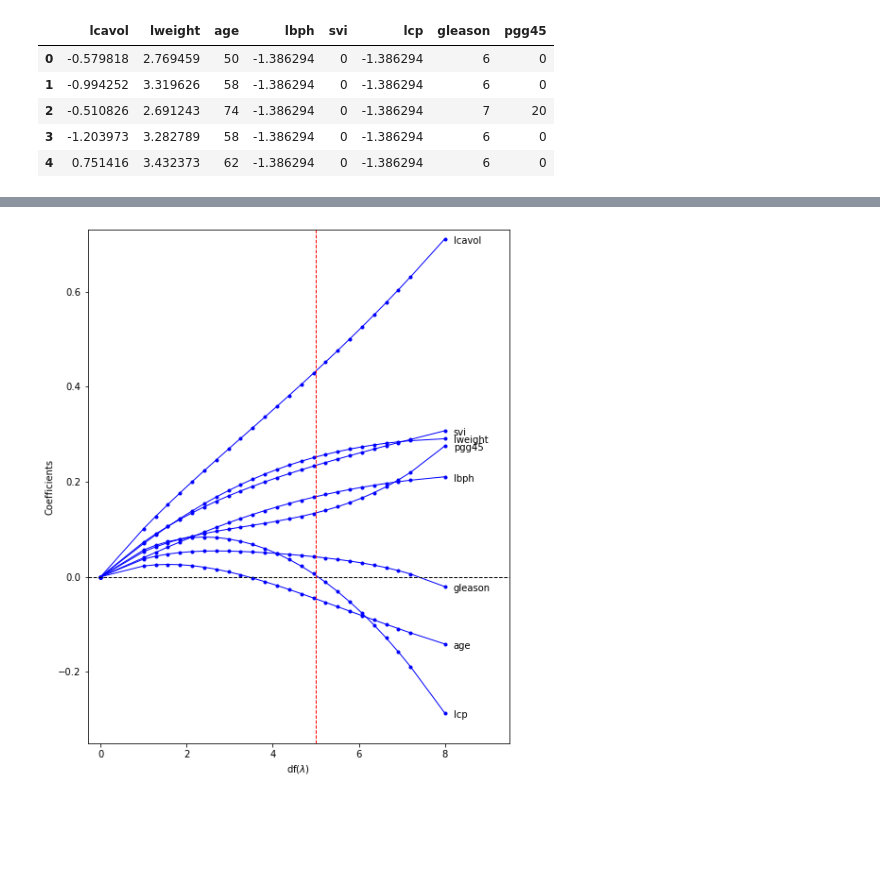
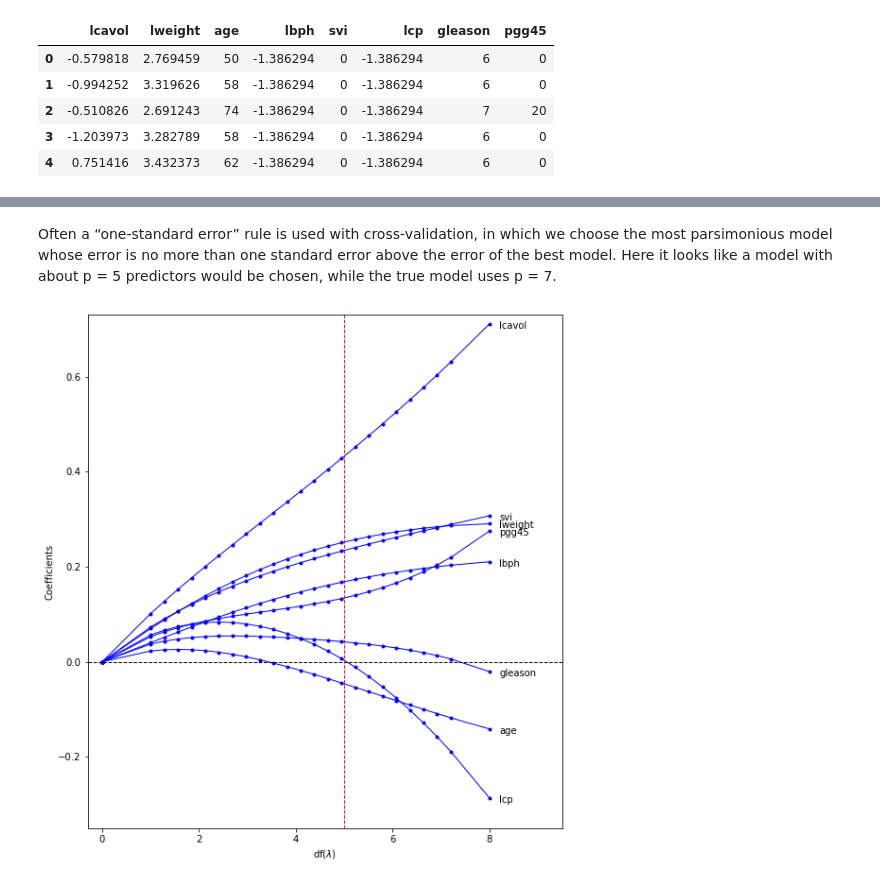
Before and after one commit to abkoesdw/The-Elements-of-Statistical-Learning-Python-Codes, a Jupyter notebook: Notebooks/Chapter 03 - Linear Methods for Regression/3.4.1 Ridge Regression.ipynb, the cells around one changed output, grey strips where cells are left out. Cells and saved outputs as stored; diff of their text form; code cells hidden in the pictures; blank space fills up the shorter version.

Commit message:
updated ridge regression

```diff
--- a/Notebooks/Chapter 03 - Linear Methods for Regression/3.4.1 Ridge Regression.ipynb
+++ b/Notebooks/Chapter 03 - Linear Methods for Regression/3.4.1 Ridge Regression.ipynb
@@ -60,3 +81,18 @@ def calculate_lambda_given_df(x, dfs):
     dfs = np.append(0, dfs)
     dfs = np.append(dfs, x.shape[1])
     return lambdas, dfs
+# %%
+x_train = scale(df_x[train_test=='T'].copy()).values
+y_train =  df_y[train_test=='T'].copy().values
+y_train = y_train - np.mean(y_train)
+print(x_train.shape, y_train.shape)
+
+ridgereg = RidgeRegression()
+ridgereg.fit(x_train, y_train, lambda_=1e32)
+y_hat = ridgereg.predict(x_train)
+
+rss = ridgereg.MRSS(x_train, y_train)
+print(rss)
+plt.plot(y_train, label='train')
+plt.plot(y_hat, label='predict')
+plt.legend()
@@ -63,10 +104,10 @@ def calculate_lambda_given_df(x, dfs):
 # %%
-x_train = scale(df_x[train_test=='T'])
-y_train =  df_y[train_test=='T'].values
+x_train = scale(df_x[train_test=='T'].copy()).values
+y_train =  df_y[train_test=='T'].copy().values
+# y_train = y_train - np.mean(y_train)
 
 # setup df and lambda
 df_lambda = np.linspace(1, 7.2, 23)
-# df_lambda = np.append(df_lambda, 8)
 lambdas, df_lambda = calculate_lambda_given_df(x_train, df_lambda)
 
 column_names = prostate_cancer.meta[:-1]
@@ -81,6 +122,3 @@ for lambda_ in lambdas:
             coefficients[column].append(beta_hat_)
         else:
             coefficients[column] = [0, beta_hat_]
-
-# include when all coefficients = 0
-# df_lambda = np.append(0, df_lambda)
@@ -87,15 +233,21 @@ for lambda_ in lambdas:
+# %% [markdown]
+Often a “one-standard
+error” rule is used with cross-validation, in which we choose the most parsimonious model whose error is no more than one standard error above
+the error of the best model. Here it looks like a model with about p = 5
+predictors would be chosen, while the true model uses p = 7.
 # %%
-plt.figure(figsize=(8, 10))
+plt.figure(figsize=(9, 10))
 for column in coefficients.keys():
     plt.plot(df_lambda, coefficients[column], 'b-o', linewidth=1.0, markersize=3)
     plt.annotate(column, xy=(8.2, coefficients[column][-1] - 0.01))
 
+# plt.plot(df_lambda, RSS)
 plt.xlim([-0.3, 9.5])
 plt.ylim([-0.35, 0.73])
 plt.plot(np.linspace(-0.3, 9.5, len(df_lambda)), np.zeros_like(df_lambda), 'k--', linewidth=1.0)
 plt.plot(5 * np.ones(len(np.linspace(-0.35, 0.73))), np.linspace(-0.35, 0.73), 'r--', linewidth=1.0)
 plt.xlabel('df($\lambda$)')
 plt.ylabel('Coefficients')
 plt.show()
 # %% [output]
-[figure, old version]
+[figure, new version]
```
Also changed, not shown: parts of 5 cells of this notebook, 2 other files.
